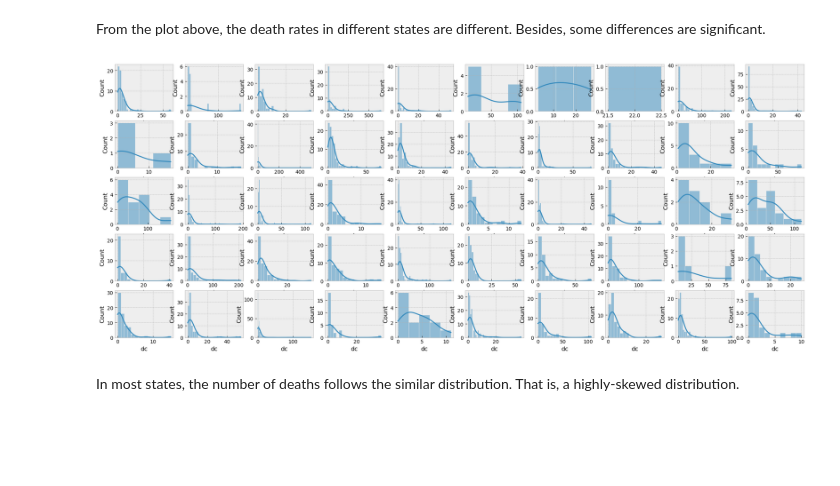
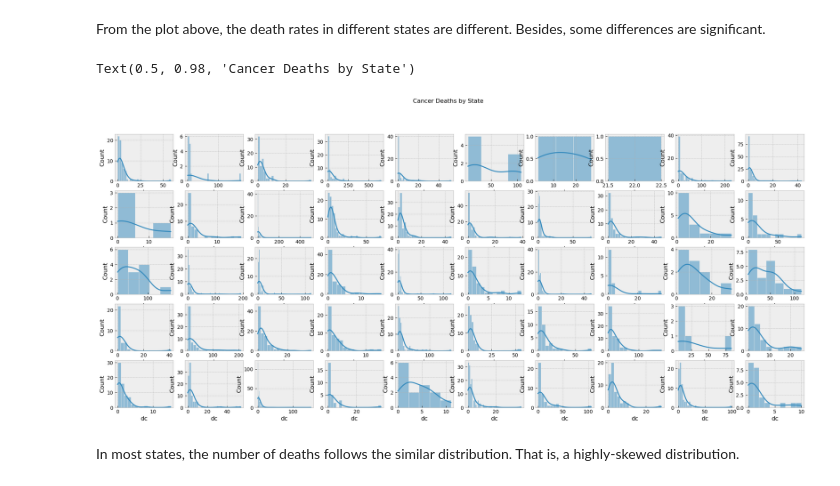
Before and after one commit to Alexchen666/Kidney-Cancer, a Jupyter notebook: Kidney Cancer BDA.ipynb, the cells around one changed output. Drawn from its saved outputs; the diff is of its cells as text; code cells hidden in the pictures; blank space fills up the shorter version.

```diff
--- a/Kidney Cancer BDA.ipynb
+++ b/Kidney Cancer BDA.ipynb
@@ -117,10 +112,13 @@ From the plot above, the death rates in different states are different. Besides,
 # %%
 fig, ax = plt.subplots(5, 10, figsize=(25, 10))
 
 for i, st in enumerate(df.state.unique()):
     sns.histplot(df.loc[df.state == st, 'dc'], kde=True, ax=ax[i//10, i%10])
+
+plt.suptitle('Cancer Deaths by State')
 # %% [output]
+Text(0.5, 0.98, 'Cancer Deaths by State')
-[figure, old version]
+[figure, new version]
 # %% [markdown]
 In most states, the number of deaths follows the similar distribution. That is, a highly-skewed distribution.
 # %% [markdown]
```
Also changed, not shown: parts of 13 cells of this notebook.
